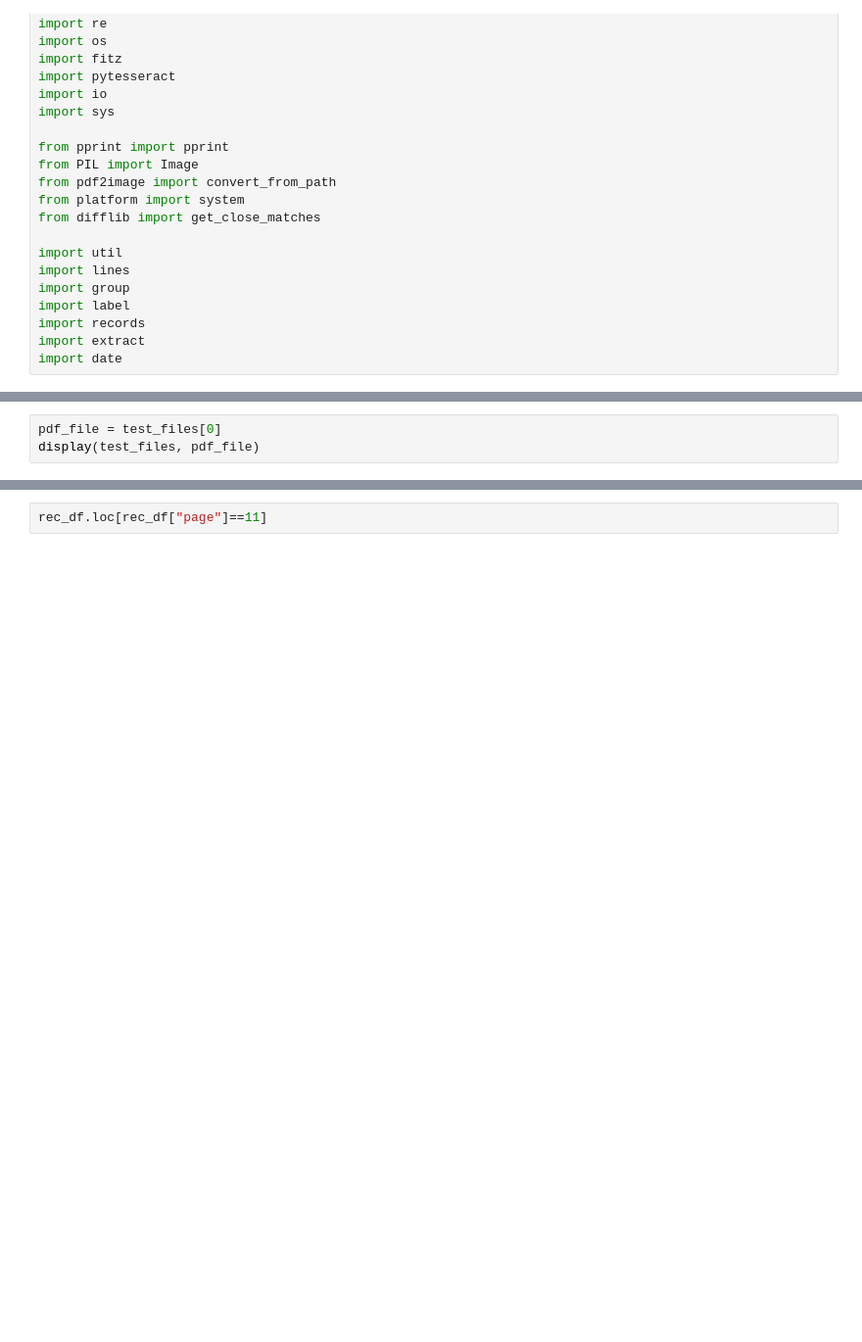
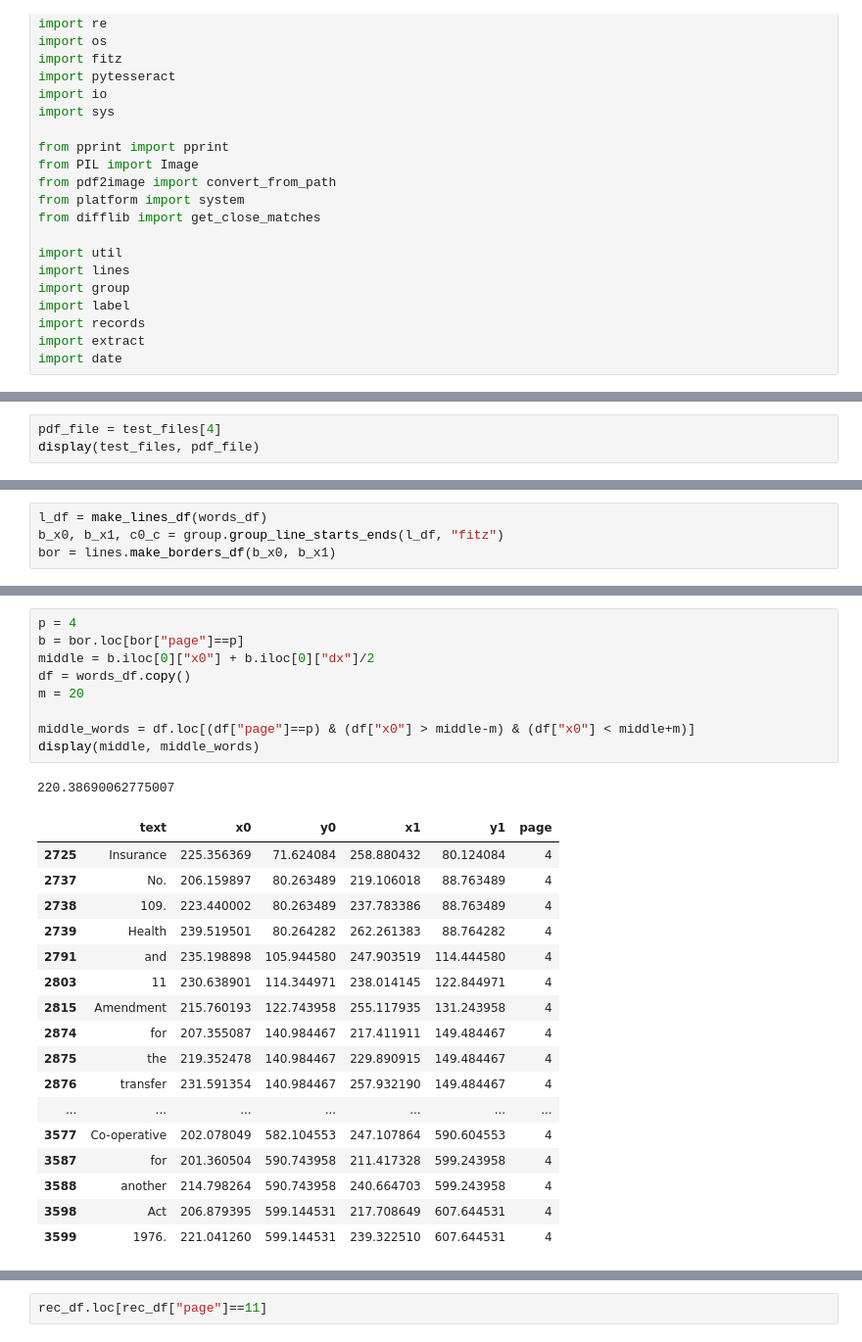
Before and after one commit to jeusa/indexex, a Jupyter notebook: code/index_extraction.ipynb, the cells around one changed output, grey strips where cells are left out. Shown at 98% size. Saved outputs shown, nothing was run; the diff lists cells and outputs as text; blank space fills up the shorter version.

```diff
--- a/code/index_extraction.ipynb
+++ b/code/index_extraction.ipynb
@@ -52,5 +52,5 @@ display(test_dfs, file)
 # %%
-pdf_file = test_files[0]
+pdf_file = test_files[4]
 display(test_files, pdf_file)
 # %% [output]
 ['.././test_files/LS_index_1920.pdf',
@@ -171 +79,5 @@ c_df.head(30)
+# %%
+l_df = make_lines_df(words_df)
+b_x0, b_x1, c0_c = group.group_line_starts_ends(l_df, "fitz")
+bor = lines.make_borders_df(b_x0, b_x1)
 # %%
@@ -192,0 +291,28 @@ lines_df
+# %%
+p = 4
+b = bor.loc[bor["page"]==p]
+middle = b.iloc[0]["x0"] + b.iloc[0]["dx"]/2
+df = words_df.copy()
+m = 20
+
+middle_words = df.loc[(df["page"]==p) & (df["x0"] > middle-m) & (df["x0"] < middle+m)]
+display(middle, middle_words)
+# %% [output]
+220.38690062775007
+|  | text | x0 | y0 | x1 | y1 | page |
+| 2725 | Insurance | 225.356369 | 71.624084 | 258.880432 | 80.124084 | 4 |
+| 2737 | No. | 206.159897 | 80.263489 | 219.106018 | 88.763489 | 4 |
+| 2738 | 109. | 223.440002 | 80.263489 | 237.783386 | 88.763489 | 4 |
+| 2739 | Health | 239.519501 | 80.264282 | 262.261383 | 88.764282 | 4 |
+| 2791 | and | 235.198898 | 105.944580 | 247.903519 | 114.444580 | 4 |
+| 2803 | 11 | 230.638901 | 114.344971 | 238.014145 | 122.844971 | 4 |
+| 2815 | Amendment | 215.760193 | 122.743958 | 255.117935 | 131.243958 | 4 |
+| 2874 | for | 207.355087 | 140.984467 | 217.411911 | 149.484467 | 4 |
+| 2875 | the | 219.352478 | 140.984467 | 229.890915 | 149.484467 | 4 |
+| 2876 | transfer | 231.591354 | 140.984467 | 257.932190 | 149.484467 | 4 |
+| ... | ... | ... | ... | ... | ... | ... |
+| 3577 | Co-operative | 202.078049 | 582.104553 | 247.107864 | 590.604553 | 4 |
+| 3587 | for | 201.360504 | 590.743958 | 211.417328 | 599.243958 | 4 |
+| 3588 | another | 214.798264 | 590.743958 | 240.664703 | 599.243958 | 4 |
+| 3598 | Act | 206.879395 | 599.144531 | 217.708649 | 607.644531 | 4 |
+| 3599 | 1976. | 221.041260 | 599.144531 | 239.322510 | 607.644531 | 4 |
```
Also changed, not shown: parts of 24 cells of this notebook, 3 other files.
